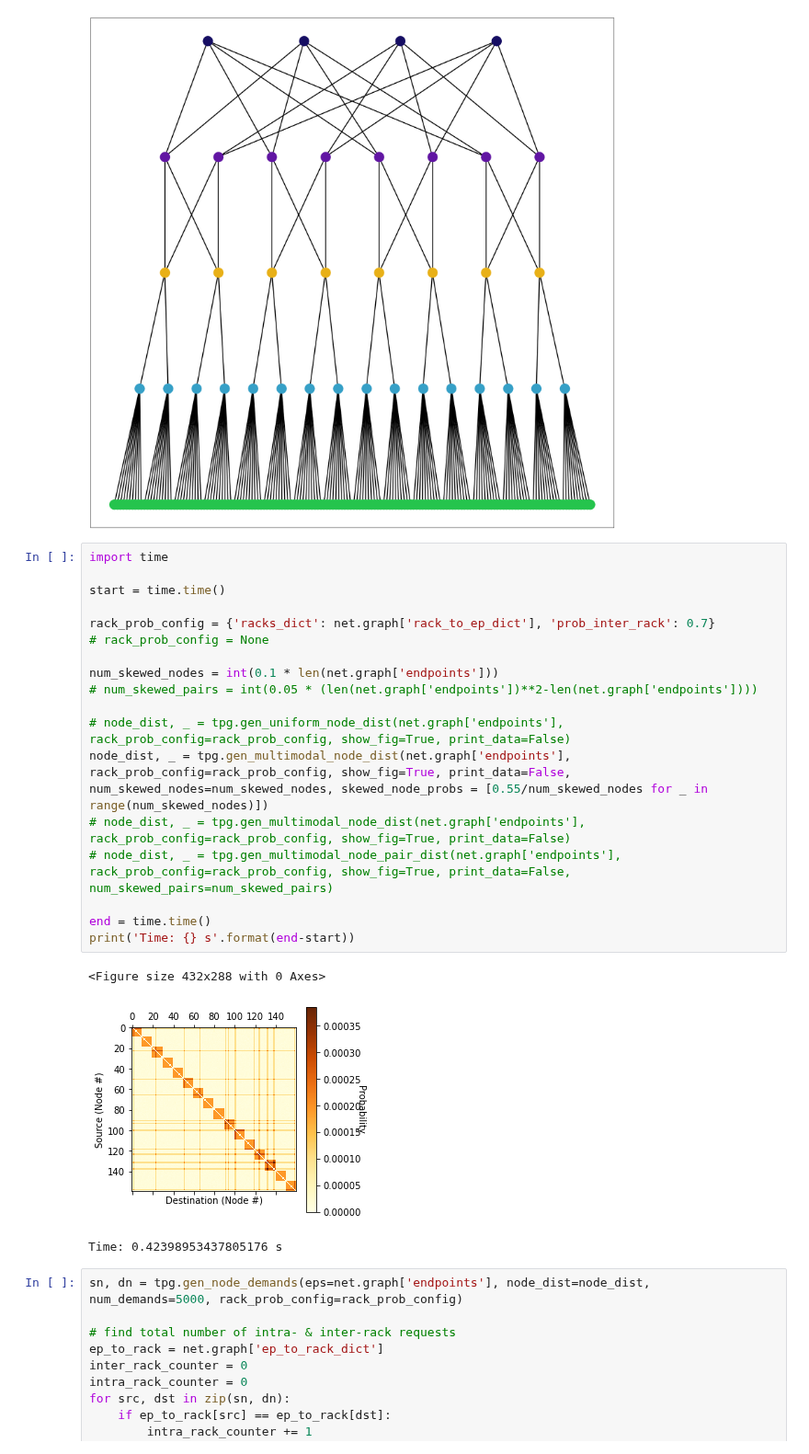
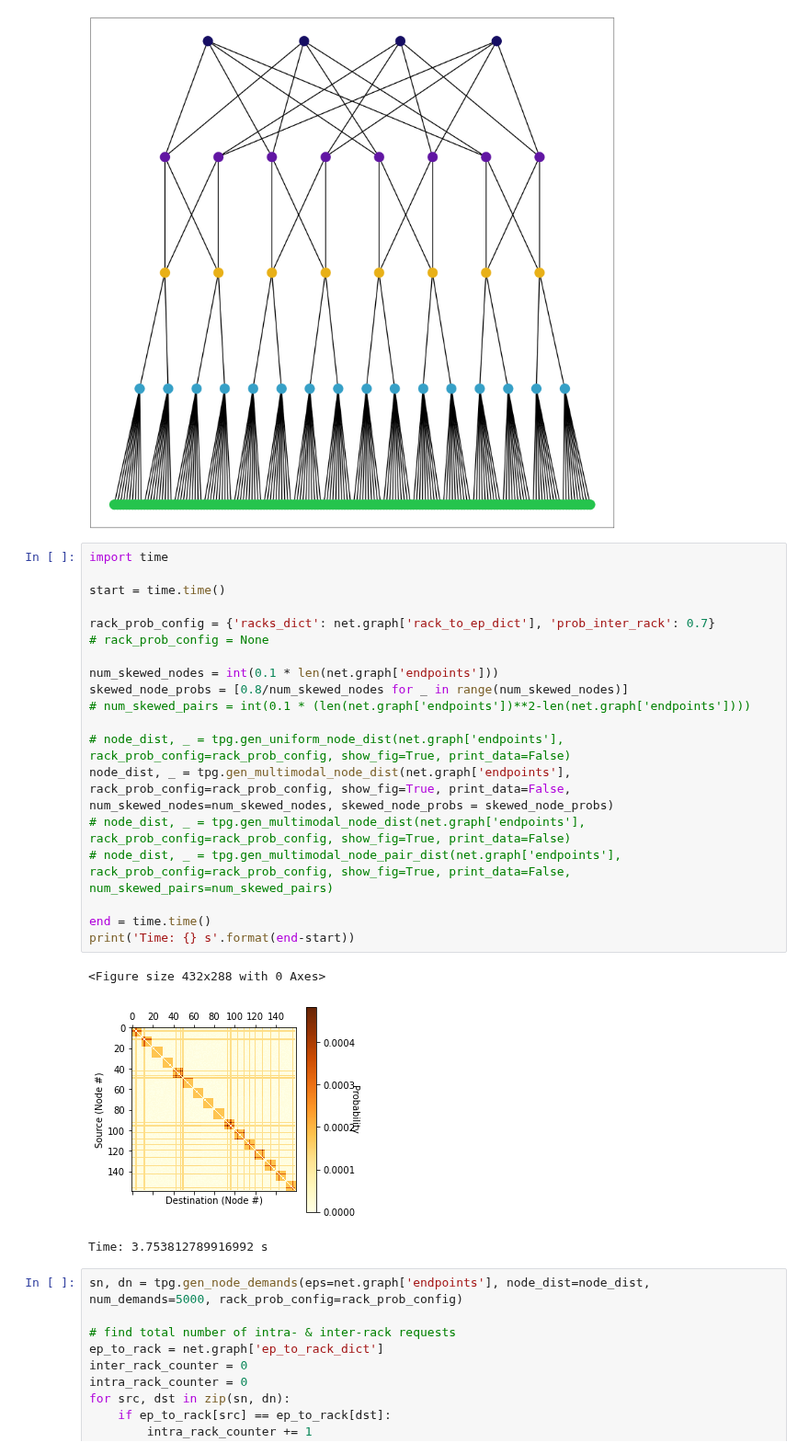
Before and after one commit to cwfparsonson/trafpy, a Jupyter notebook: notebooks/load_implementation.ipynb, the cells around one changed output. Shown at 92% size. Drawn from its saved outputs; the diff is of its cells as text.

```diff
--- a/notebooks/load_implementation.ipynb
+++ b/notebooks/load_implementation.ipynb
@@ -67,25 +67,26 @@ fig = tpg.plot_network(net, draw_node_labels=False, network_node_size=1000, line
 # %%
 import time
 
 start = time.time()
 
 rack_prob_config = {'racks_dict': net.graph['rack_to_ep_dict'], 'prob_inter_rack': 0.7}
 # rack_prob_config = None
 
 num_skewed_nodes = int(0.1 * len(net.graph['endpoints']))
-# num_skewed_pairs = int(0.05 * (len(net.graph['endpoints'])**2-len(net.graph['endpoints'])))
+skewed_node_probs = [0.8/num_skewed_nodes for _ in range(num_skewed_nodes)]
+# num_skewed_pairs = int(0.1 * (len(net.graph['endpoints'])**2-len(net.graph['endpoints'])))
 
 # node_dist, _ = tpg.gen_uniform_node_dist(net.graph['endpoints'], rack_prob_config=rack_prob_config, show_fig=True, print_data=False)
-node_dist, _ = tpg.gen_multimodal_node_dist(net.graph['endpoints'], rack_prob_config=rack_prob_config, show_fig=True, print_data=False, num_skewed_nodes=num_skewed_nodes, skewed_node_probs = [0.55/num_skewed_nodes for _ in range(num_skewed_nodes)])
+node_dist, _ = tpg.gen_multimodal_node_dist(net.graph['endpoints'], rack_prob_config=rack_prob_config, show_fig=True, print_data=False, num_skewed_nodes=num_skewed_nodes, skewed_node_probs = skewed_node_probs)
 # node_dist, _ = tpg.gen_multimodal_node_dist(net.graph['endpoints'], rack_prob_config=rack_prob_config, show_fig=True, print_data=False)
 # node_dist, _ = tpg.gen_multimodal_node_pair_dist(net.graph['endpoints'], rack_prob_config=rack_prob_config, show_fig=True, print_data=False, num_skewed_pairs=num_skewed_pairs)
 
 end = time.time()
 print('Time: {} s'.format(end-start))
 # %% [output]
 <Figure size 432x288 with 0 Axes>
-[figure, old version]
+[figure, new version]
-Time: 0.42398953437805176 s
+Time: 3.753812789916992 s
 # %%
 sn, dn = tpg.gen_node_demands(eps=net.graph['endpoints'], node_dist=node_dist, num_demands=5000, rack_prob_config=rack_prob_config)
 
```
Also changed, not shown: 6 other files.
